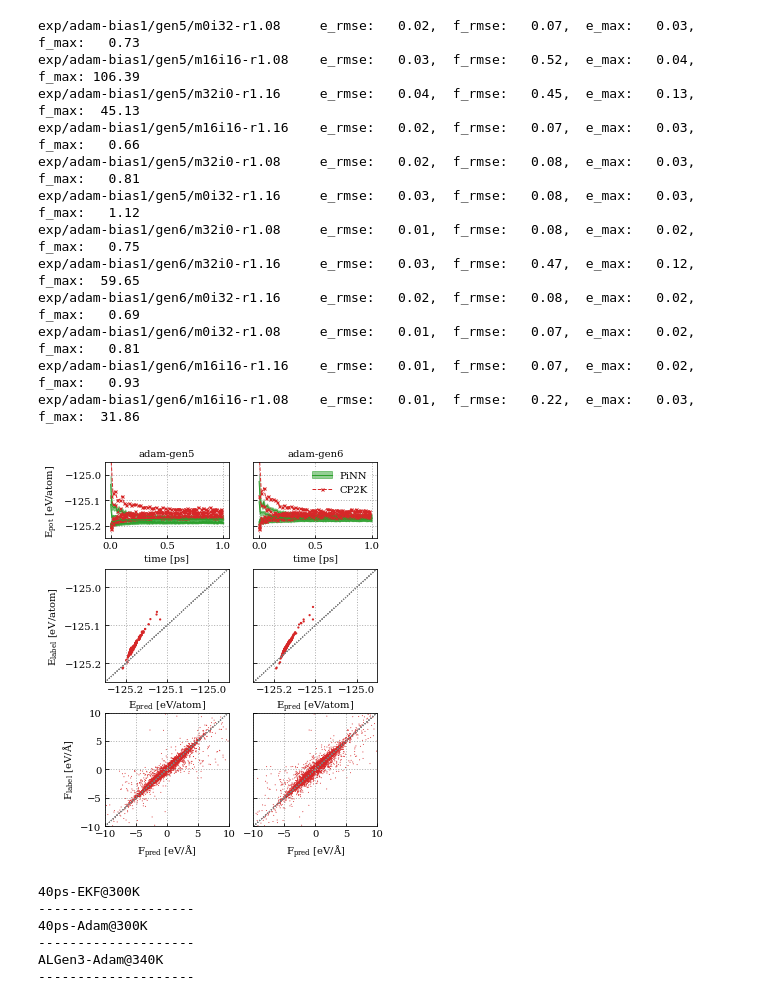
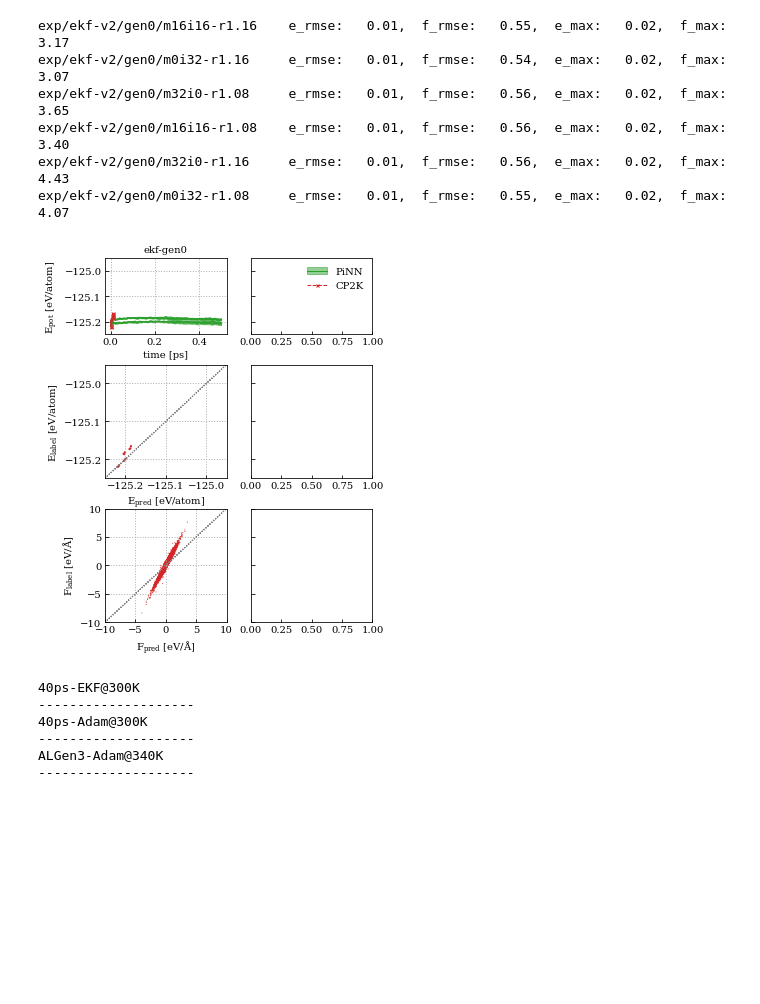
Before and after one commit to yqshao-archive/pils, a Jupyter notebook: notebooks/emd_debug.ipynb, the cells around one changed output. Saved outputs shown, nothing was run; the diff lists cells and outputs as text; code cells hidden in the pictures; blank space fills up the shorter version.

```diff
--- a/notebooks/emd_debug.ipynb
+++ b/notebooks/emd_debug.ipynb
@@ -7,7 +7,7 @@ from glob import glob
 from tips.io import load_ds
 
 tunit = 1/100.
-eunit = 27.2114
+eunit = 1.0
 natom = 640
 
 def plot_energies(ax, ds, init, color):
@@ -26,20 +26,22 @@ def doplots():
         init = Path(ftraj).parent.name
         traj = load_ds(ftraj, fmt='asetraj', index=':')
         l1 = plot_energies(ax1, traj, init, 'tab:green')
+        l2 = None
         try:
-            idx = np.loadtxt(f'../{name}/subset/gen{gen}/{init}/merged.idx')
+            idx = np.loadtxt(f'../{name}/merge/gen{gen}/{init}/merged.idx')
+            sort = np.argsort(idx)[:2]
+            idx = idx[sort]
             e_model = np.array([traj[int(i)]['energy_avg'] for i in idx]) / natom
             f_model = np.array([traj[int(i)]['force_avg'] for i in idx])
-            label = load_ds(f'../{name}/subset/gen{gen}/{init}/merged.traj', fmt='asetraj')
-            e_label = np.array([l['energy'] for l in label]) * eunit / natom
-            f_label = np.array([l['force'] for l in label]) * eunit
+            label = load_ds(f'../{name}/merge/gen{gen}/{init}/merged.traj', fmt='asetraj')
+            e_label = np.array([l['energy'] for l in label])[sort] * eunit / natom
+            f_label = np.array([l['force'] for l in label])[sort] * eunit
             print(f"{name}/gen{gen}/{init:15s}",
                   f"e_rmse: {np.sqrt(np.mean((e_model-e_label)**2)):6.2f}, ",
                   f"f_rmse: {np.sqrt(np.mean((f_model-f_label)**2)):6.2f}, ",
                   f"e_max: {np.max(np.abs(e_model-e_label)):6.2f}, ",
                   f"f_max: {np.max(np.abs(f_model-f_label)):6.2f}",
                  )
-            sort = np.argsort(idx)
             l2, = ax1.plot(idx[sort]*tunit, e_label[sort], 'x--', ms=3, lw=1, color='tab:red')
             ax2.scatter(e_model, e_label, color='tab:red', s=5,ec=None)
             emin, emax = -125.25, -124.95
@@ -63,36 +65,30 @@ def doplots():
 # %%
 f, axs = plt.subplots(3,2, figsize=[5,6], sharey='row', gridspec_kw={'height_ratios': [2,3,3]})
 for (name, gen, title), (ax1, ax2, ax3) in zip([
     #['exp/ekf-nobias',2, 'ekf-gen2'],
-    ['exp/adam-bias1',5, 'adam-gen5'],
-    ['exp/adam-bias1',6, 'adam-gen6']
+    #['exp/adam-v2',0, 'adam-gen0'],
+    ['exp/ekf-v2',0, 'ekf-gen0']
 
 ], axs.T):
     l1, l2 = doplots()
     ax1.grid(lw=1, ls=':')
     ax2.grid(lw=1, ls=':')
     ax3.grid(lw=1, ls=':')
 axs[0,1].legend([l1,l2], ['PiNN', 'CP2K'],facecolor='w',frameon=True,edgecolor='none')
 axs[0,0].set_ylabel('$E_{pot}~[eV/atom]$')
 axs[1,0].set_ylabel('$E_{label}~[eV/atom]$')
 axs[2,0].set_ylabel('$F_{label}~[eV/\AA]$')
 plt.tight_layout()
 plt.subplots_adjust(wspace=0.2, hspace=0.3)
 plt.savefig('al-adam-gen5.png')
 # %% [output]
-exp/adam-bias1/gen5/m0i32-r1.08     e_rmse:   0.02,  f_rmse:   0.07,  e_max:   0.03,  f_max:   0.73
-exp/adam-bias1/gen5/m16i16-r1.08    e_rmse:   0.03,  f_rmse:   0.52,  e_max:   0.04,  f_max: 106.39
-exp/adam-bias1/gen5/m32i0-r1.16     e_rmse:   0.04,  f_rmse:   0.45,  e_max:   0.13,  f_max:  45.13
-exp/adam-bias1/gen5/m16i16-r1.16    e_rmse:   0.02,  f_rmse:   0.07,  e_max:   0.03,  f_max:   0.66
-exp/adam-bias1/gen5/m32i0-r1.08     e_rmse:   0.02,  f_rmse:   0.08,  e_max:   0.03,  f_max:   0.81
-exp/adam-bias1/gen5/m0i32-r1.16     e_rmse:   0.03,  f_rmse:   0.08,  e_max:   0.03,  f_max:   1.12
-exp/adam-bias1/gen6/m32i0-r1.08     e_rmse:   0.01,  f_rmse:   0.08,  e_max:   0.02,  f_max:   0.75
-exp/adam-bias1/gen6/m32i0-r1.16     e_rmse:   0.03,  f_rmse:   0.47,  e_max:   0.12,  f_max:  59.65
-exp/adam-bias1/gen6/m0i32-r1.16     e_rmse:   0.02,  f_rmse:   0.08,  e_max:   0.02,  f_max:   0.69
-exp/adam-bias1/gen6/m0i32-r1.08     e_rmse:   0.01,  f_rmse:   0.07,  e_max:   0.02,  f_max:   0.81
-exp/adam-bias1/gen6/m16i16-r1.16    e_rmse:   0.01,  f_rmse:   0.07,  e_max:   0.02,  f_max:   0.93
-exp/adam-bias1/gen6/m16i16-r1.08    e_rmse:   0.01,  f_rmse:   0.22,  e_max:   0.03,  f_max:  31.86
+exp/ekf-v2/gen0/m16i16-r1.16    e_rmse:   0.01,  f_rmse:   0.55,  e_max:   0.02,  f_max:   3.17
+exp/ekf-v2/gen0/m0i32-r1.16     e_rmse:   0.01,  f_rmse:   0.54,  e_max:   0.02,  f_max:   3.07
+exp/ekf-v2/gen0/m32i0-r1.08     e_rmse:   0.01,  f_rmse:   0.56,  e_max:   0.02,  f_max:   3.65
+exp/ekf-v2/gen0/m16i16-r1.08    e_rmse:   0.01,  f_rmse:   0.56,  e_max:   0.02,  f_max:   3.40
+exp/ekf-v2/gen0/m32i0-r1.16     e_rmse:   0.01,  f_rmse:   0.56,  e_max:   0.02,  f_max:   4.43
+exp/ekf-v2/gen0/m0i32-r1.08     e_rmse:   0.01,  f_rmse:   0.55,  e_max:   0.02,  f_max:   4.07
-[figure, old version]
+[figure, new version]
 # %%
 # some normal conversion for visualization
 from tips.io import load_ds
```
Also changed, not shown: 2 other files.
